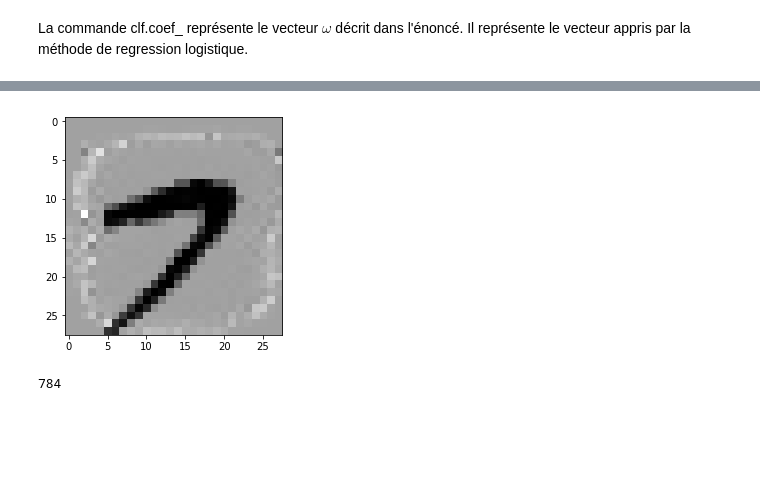
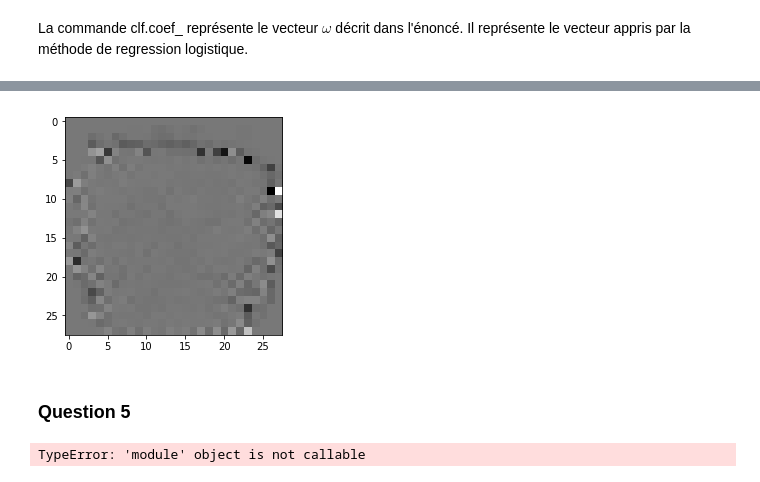
Before and after one commit to julienjoly/projet-python-HMMA238, a Jupyter notebook: notebook_tp_Massol_Joly.ipynb, the cells around one changed output, grey strips where cells are left out. Cells and saved outputs as stored; diff of their text form; code cells hidden in the pictures; blank space fills up the shorter version.

```diff
--- a/notebook_tp_Massol_Joly.ipynb
+++ b/notebook_tp_Massol_Joly.ipynb
@@ -300,8 +294,10 @@ len(fig_digit(X7[0],0.1))
-# %%
-fig_digit(X7[8],50);
-# %% [output]
-[figure, removed]
-# %%
-28*28
-# %% [output]
-784
+# %%
+fig_digit(10000);
+# %% [output]
+[figure, added]
+# %% [markdown]
+### Question 5
+# %%
+ x=random(X7)
+# %% [output]
+TypeError: 'module' object is not callable
```
Also changed, not shown: parts of 4 cells of this notebook, 1 other file.
